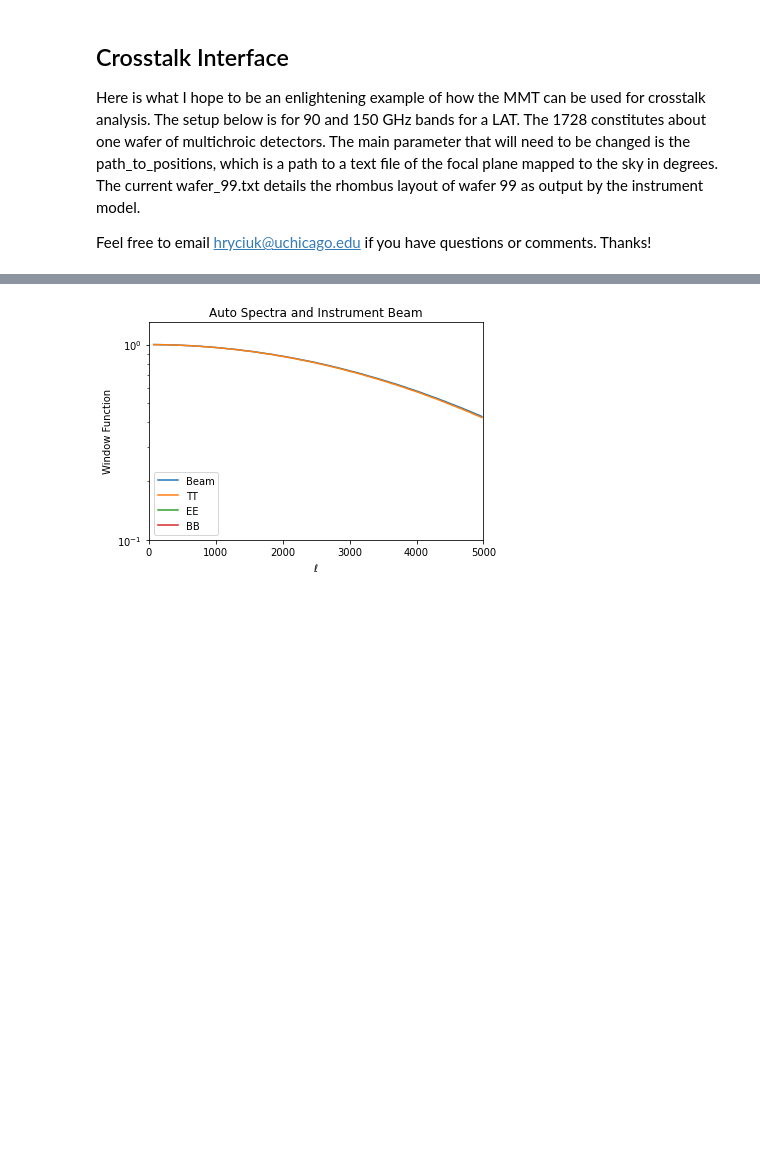
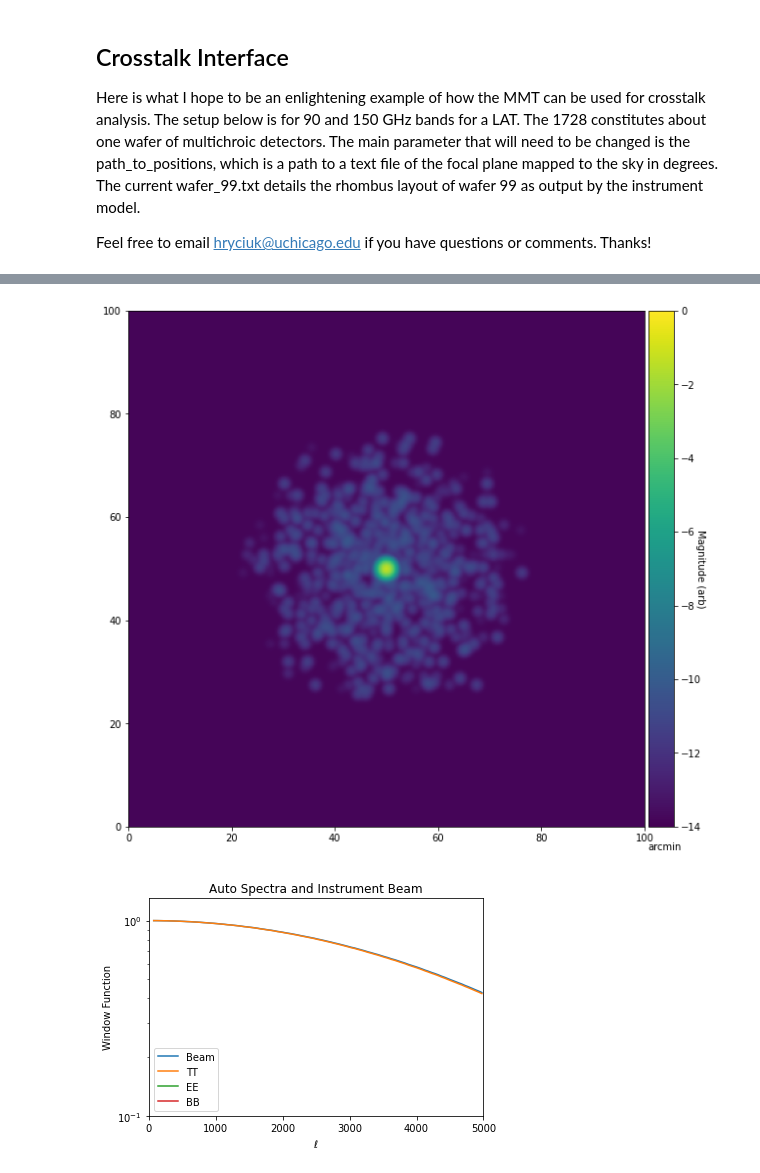
Before and after one commit to CMB-S4/map_multi_tool, a Jupyter notebook: MMTModules_Example.ipynb, the cells around one changed output, grey strips where cells are left out. Cells and saved outputs as stored; diff of their text form; code cells hidden in the pictures; blank space fills up the shorter version.

```diff
--- a/MMTModules_Example.ipynb
+++ b/MMTModules_Example.ipynb
@@ -81,3 +81,29 @@ UQ: 1.9069408023734978e-34
+# %%
+import matplotlib.pyplot as plt
+import numpy as np
+from mpl_toolkits.axes_grid1 import make_axes_locatable
+
+IIBeam = convolved_beam_matrix['II']
+X_width = 400*pixel_size*60.
+Y_width = X_width
+
+plt.gcf().set_size_inches(10, 10)
+im = plt.imshow(np.log(IIBeam[512-200:512+200,512-200:512+200]*(pixel_size*60.) + 0.000001),origin='lower')
+im.set_clim(-14,0)
+
+ax=plt.gca()
+divider = make_axes_locatable(ax)
+cax = divider.append_axes("right", size="5%", pad=0.05)
+
+cbar = plt.colorbar(im, cax=cax)
+
+im.set_extent([0,X_width,0,Y_width])
+plt.ylabel('Magnitude (arb)')
+plt.xlabel('arcmin',labelpad=16.0,loc='left')
+
+cbar.set_label('Magnitude (arb)', rotation=270)
+# %% [output]
+[figure, added]
 # %%
 #combine to detector IQU array maps and make 2d FFTs and bin to 1d leakage spectra
 binned_ell, binned_spectra = get_leakage_spectra(convolved_beam_matrix, pixel_size, N, beam_fwhm, sky_decomp, delta_ell, ell_max, choose_normalization)
```
Also changed, not shown: parts of 25 cells of this notebook, 1 other file.
